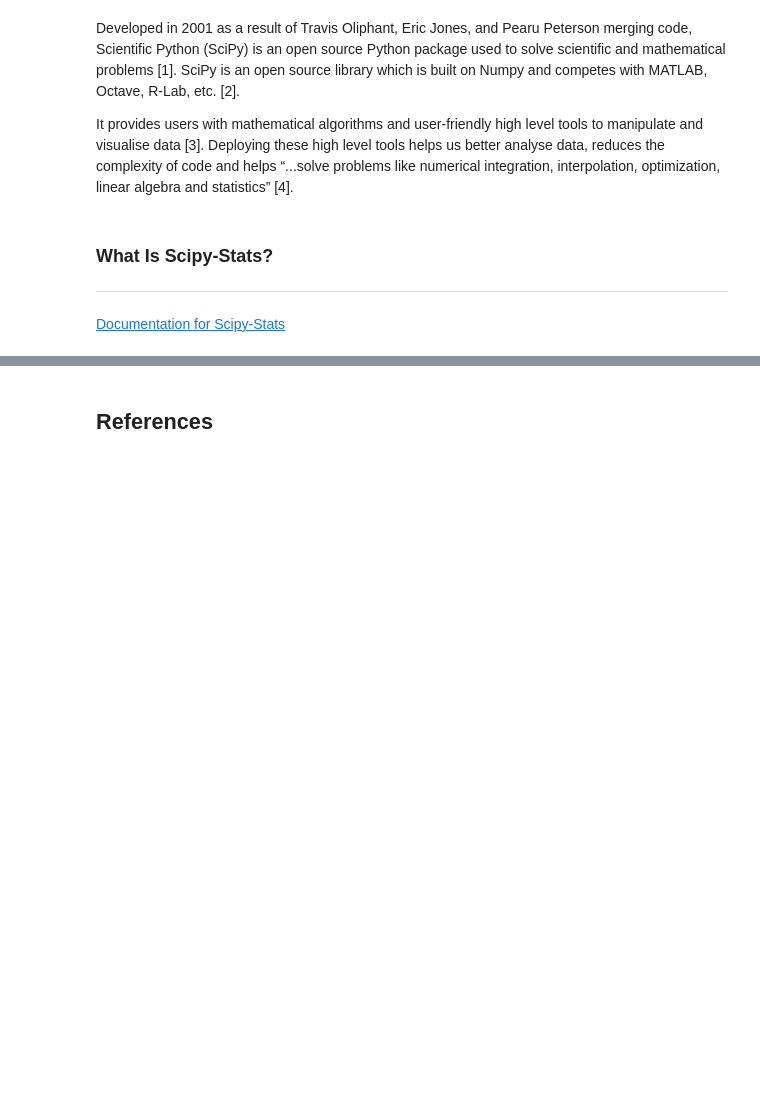
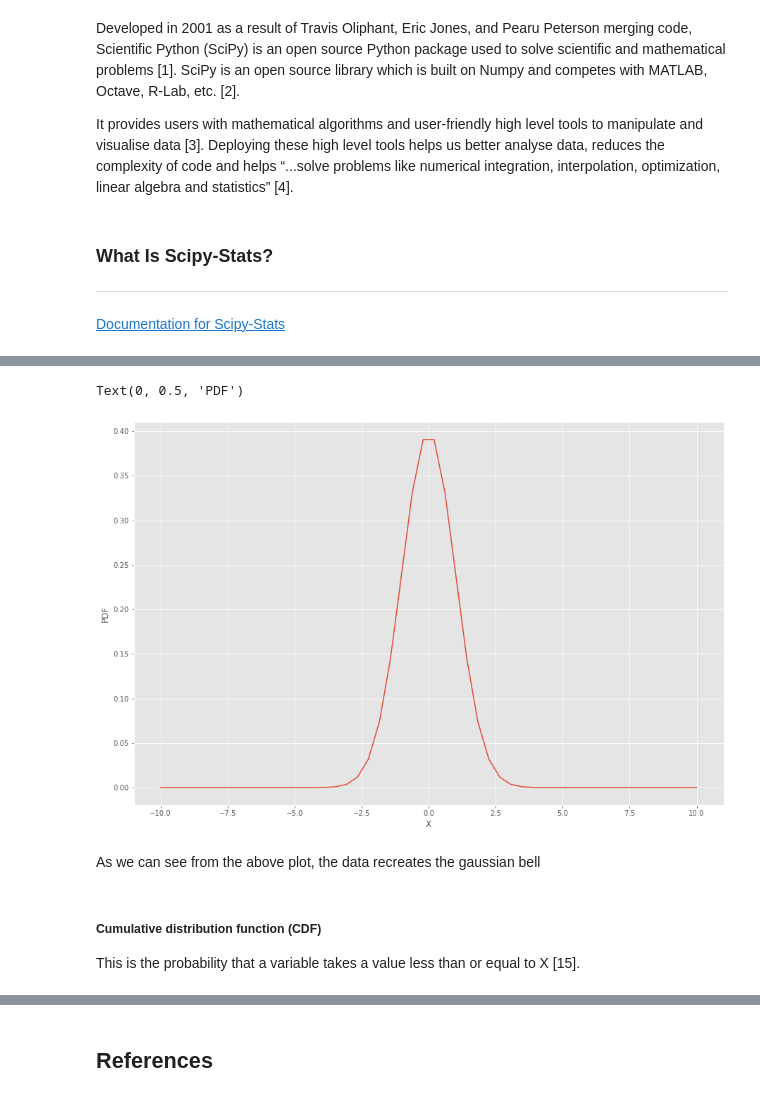
Before and after one commit to kmcd14/MLandStats-assessment, a Jupyter notebook: scipy-stats.ipynb, the cells around one changed output, grey strips where cells are left out. Cells and saved outputs as stored; diff of their text form; code cells hidden in the pictures; blank space fills up the shorter version.

```diff
--- a/scipy-stats.ipynb
+++ b/scipy-stats.ipynb
@@ -72,0 +124,3 @@ plt.style.use('ggplot')
+# %%
+# Fitting normal distribution
+location, scale = stats.norm.fit(x)
@@ -72,0 +135,3 @@ plt.style.use('ggplot')
+# %%
+# Generating 1D array of equally spaced values
+x = np.linspace(-10, 10, 50) # start, stop, size
@@ -72,0 +154,19 @@ plt.style.use('ggplot')
+# %%
+# Generating PDF
+pdf = stats.norm.pdf(x)
+# %%
+# Generating a plot
+plt.plot(x, pdf)
+
+# Labelling x and y axis
+plt.xlabel('X')
+plt.ylabel('PDF')
+# %% [output]
+Text(0, 0.5, 'PDF')
+[figure, added]
+# %% [markdown]
+As we can see from the above plot, the data recreates the gaussian bell
+# %% [markdown]
+##### Cumulative distribution function (CDF)
+
+This is the probability that a variable takes a value less than or equal to X [15].
```
Also changed, not shown: parts of 34 cells of this notebook, 2 other files.
